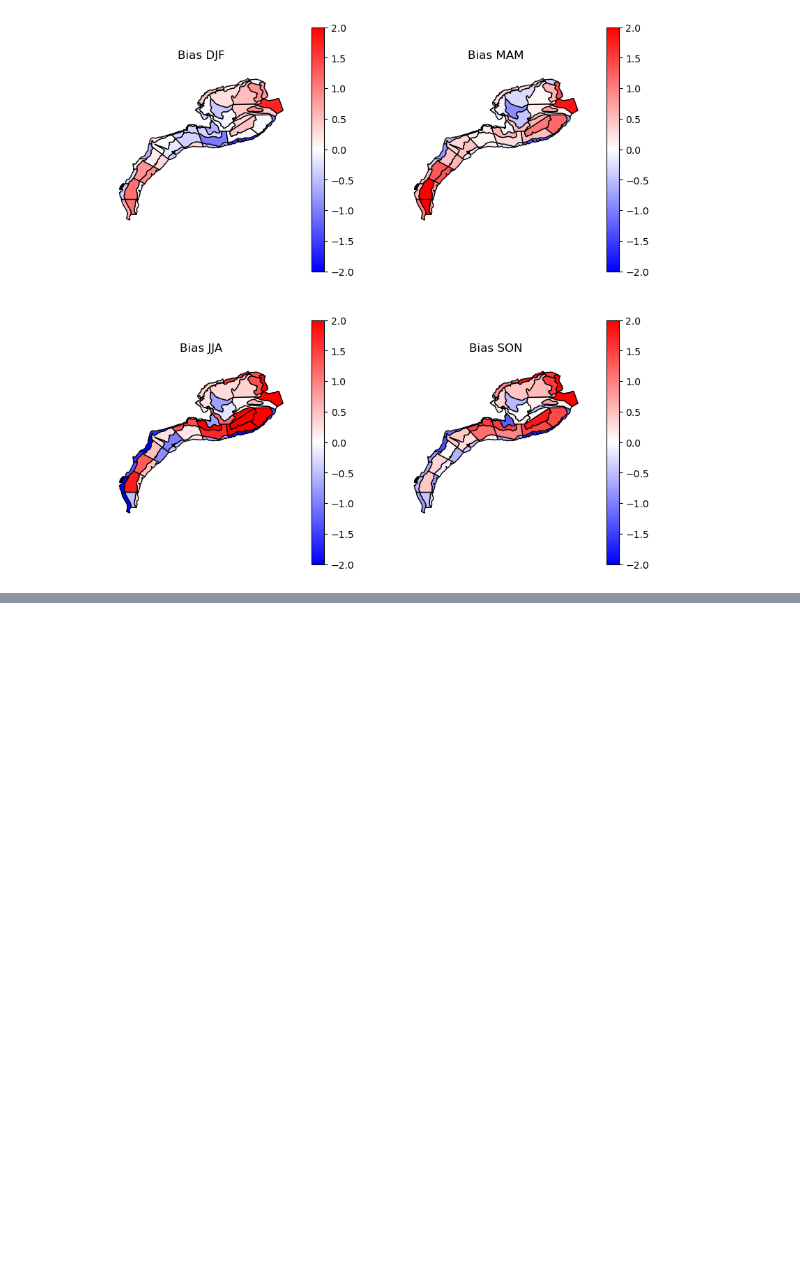
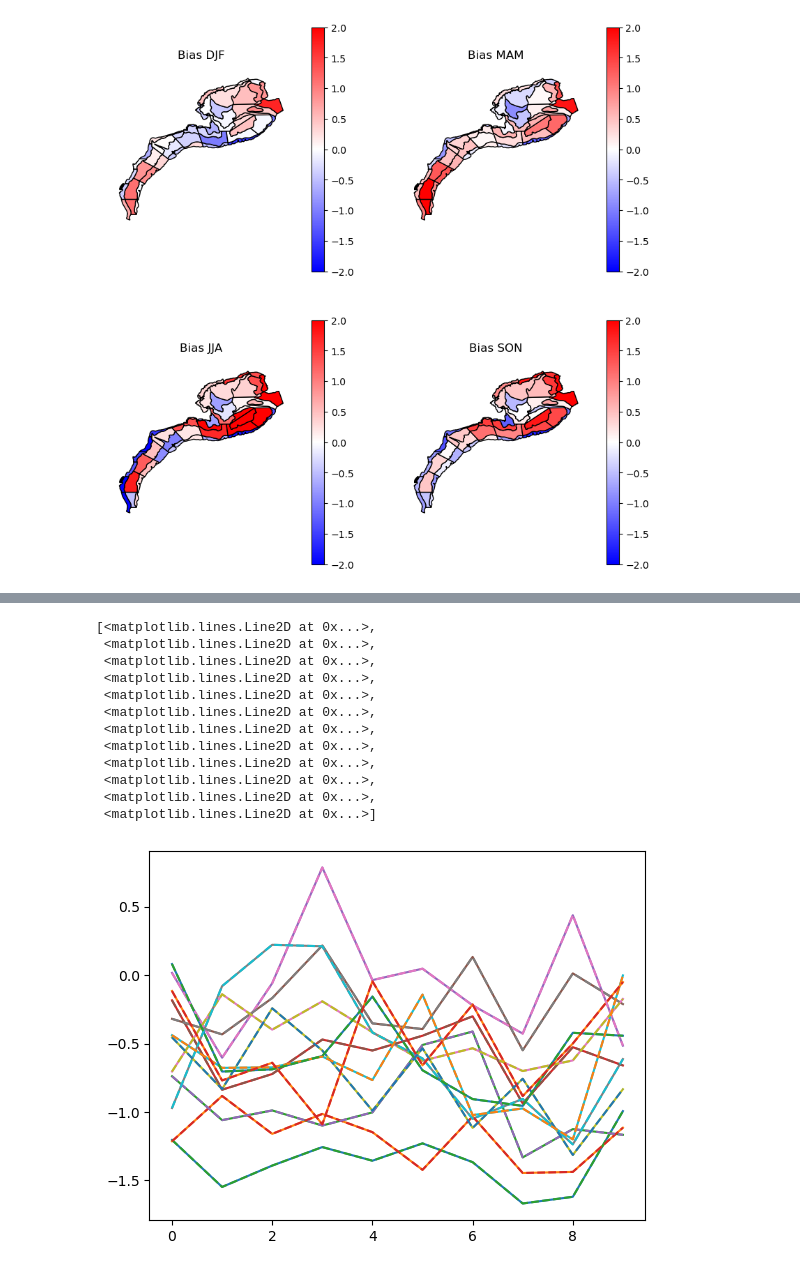
Before and after one commit to LGruenburg/MOM6_Validation, a Jupyter notebook: Mom6_glorys_bt_ecomon.ipynb, the cells around one changed output, grey strips where cells are left out. Cells and saved outputs as stored; diff of their text form; code cells hidden in the pictures; blank space fills up the shorter version.

```diff
--- a/Mom6_glorys_bt_ecomon.ipynb
+++ b/Mom6_glorys_bt_ecomon.ipynb
@@ -168,0 +343,17 @@ Note: you may need to restart the kernel to use updated packages.
+# %%
+plt.plot(tob_anoms_ecomon_march.tob_anom[2,0,:,:])
+plt.plot(tob_anoms_ecomon_march.tob_anom[0,0,:,:], linestyle = 'dashed')
+# %% [output]
+[<matplotlib.lines.Line2D at 0x...>,
+ <matplotlib.lines.Line2D at 0x...>,
+ <matplotlib.lines.Line2D at 0x...>,
+ <matplotlib.lines.Line2D at 0x...>,
+ <matplotlib.lines.Line2D at 0x...>,
+ <matplotlib.lines.Line2D at 0x...>,
+ <matplotlib.lines.Line2D at 0x...>,
+ <matplotlib.lines.Line2D at 0x...>,
+ <matplotlib.lines.Line2D at 0x...>,
+ <matplotlib.lines.Line2D at 0x...>,
+ <matplotlib.lines.Line2D at 0x...>,
+ <matplotlib.lines.Line2D at 0x...>]
+[figure, added]
```
Also changed, not shown: parts of 32 cells of this notebook, 2 other files.
